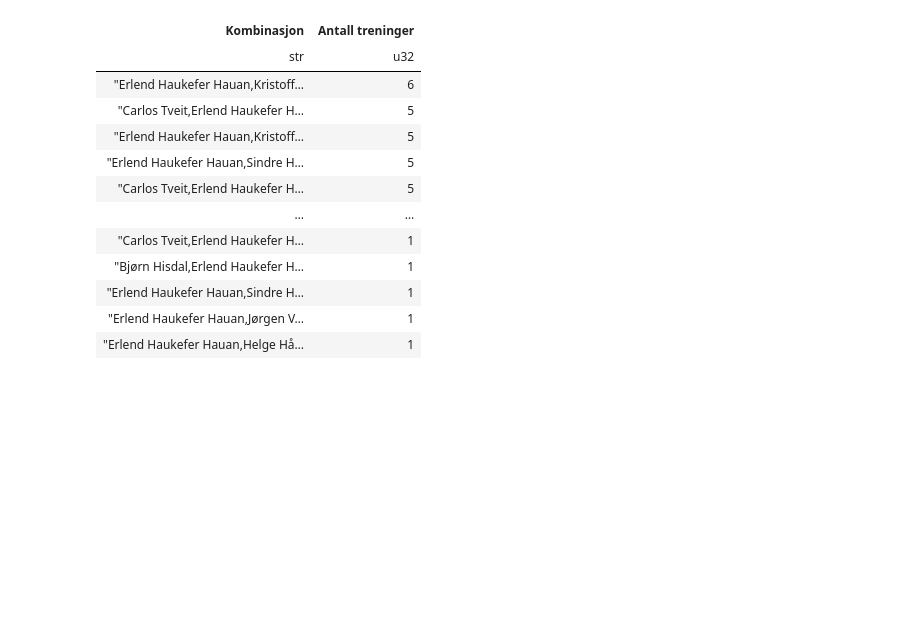
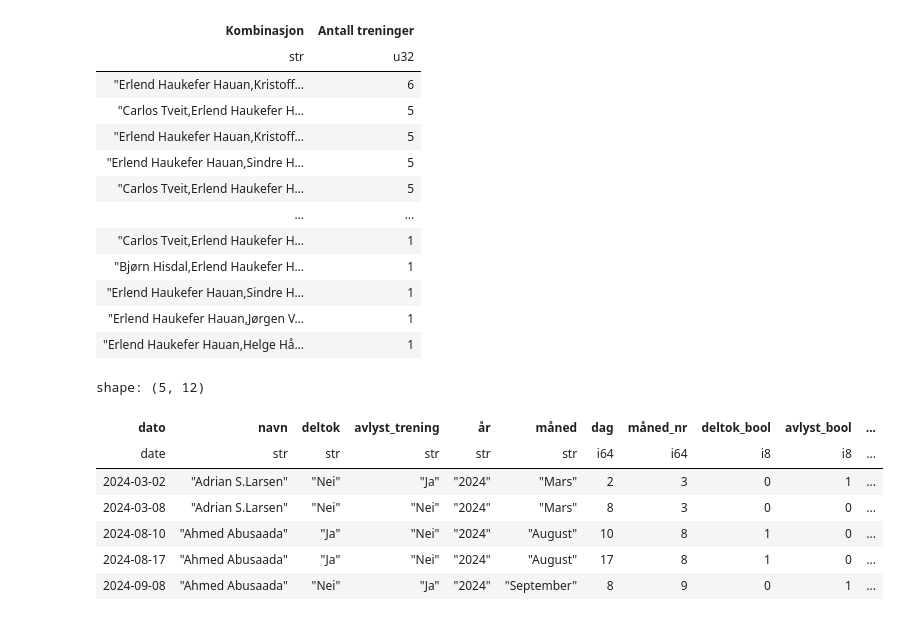
Before and after one commit to PolarsDude/treningsstatistikk-, a Jupyter notebook: test_fil.ipynb, the cells around one changed output. Saved outputs shown, nothing was run; the diff lists cells and outputs as text; code cells hidden in the pictures; blank space fills up the shorter version.

```diff
--- a/test_fil.ipynb
+++ b/test_fil.ipynb
@@ -222,0 +217,23 @@ shape: (92, 2)
+# %%
+df_ml = (df
+.with_columns(pl.col('deltok_bool').shift(1).over('Navn').alias('deltok_forrige_trening'),
+              pl.col('deltok_bool').shift(2).over('Navn').alias('deltok_to_ganger_siden_trening'))
+.drop_nulls()
+)
+
+df_ml = (df_ml
+.select(pl.all().name.map(lambda x:x.lower()))
+.select(pl.all().name.map(lambda x:x.replace("-"," ")))
+.select(pl.all().name.map(lambda x:x.replace(" ","_")))
+)
+
+df_ml.head()
+# %% [output]
+shape: (5, 12)
+| dato | navn | deltok | avlyst_trening | år | måned | dag | måned_nr | deltok_bool | avlyst_bool | ... |
+| date | str | str | str | str | str | i64 | i64 | i8 | i8 | ... |
+| 2024-03-02 | "Adrian S.Larsen" | "Nei" | "Ja" | "2024" | "Mars" | 2 | 3 | 0 | 1 | ... |
+| 2024-03-08 | "Adrian S.Larsen" | "Nei" | "Nei" | "2024" | "Mars" | 8 | 3 | 0 | 0 | ... |
+| 2024-08-10 | "Ahmed Abusaada" | "Ja" | "Nei" | "2024" | "August" | 10 | 8 | 1 | 0 | ... |
+| 2024-08-17 | "Ahmed Abusaada" | "Ja" | "Nei" | "2024" | "August" | 17 | 8 | 1 | 0 | ... |
+| 2024-09-08 | "Ahmed Abusaada" | "Nei" | "Ja" | "2024" | "September" | 8 | 9 | 0 | 1 | ... |
```
Also changed, not shown: parts of 15 cells of this notebook, 1 other file.
